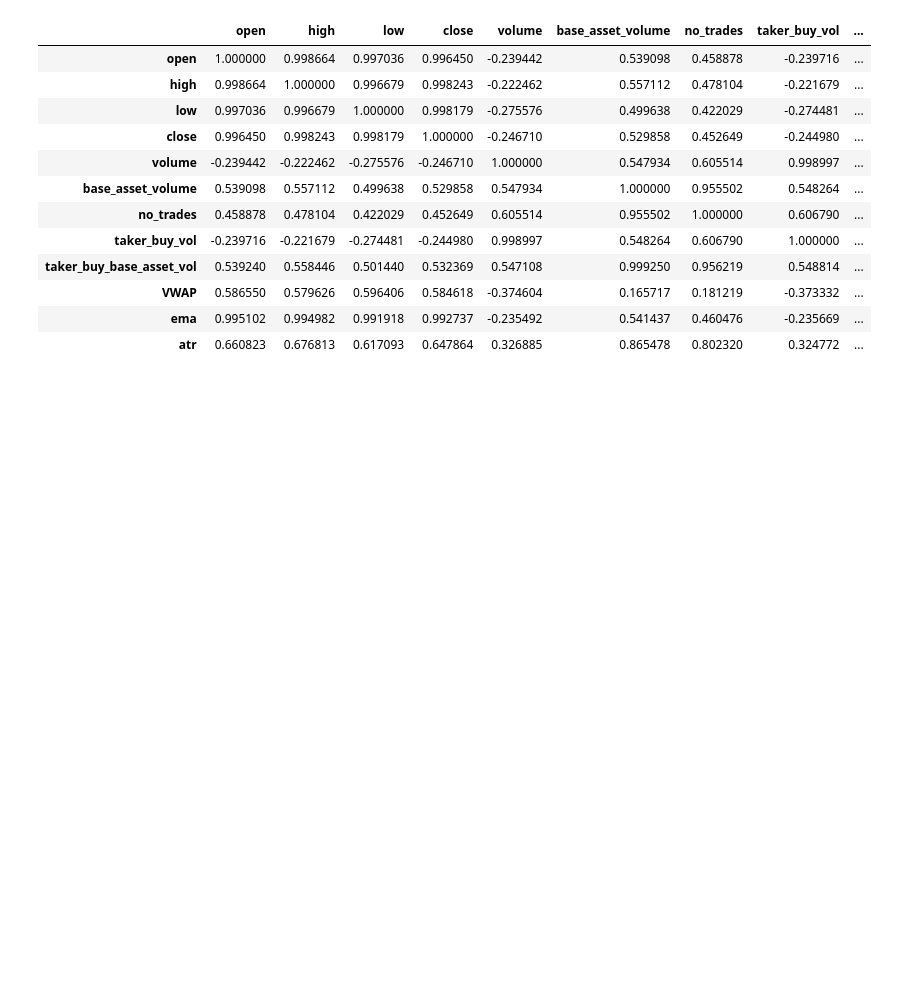
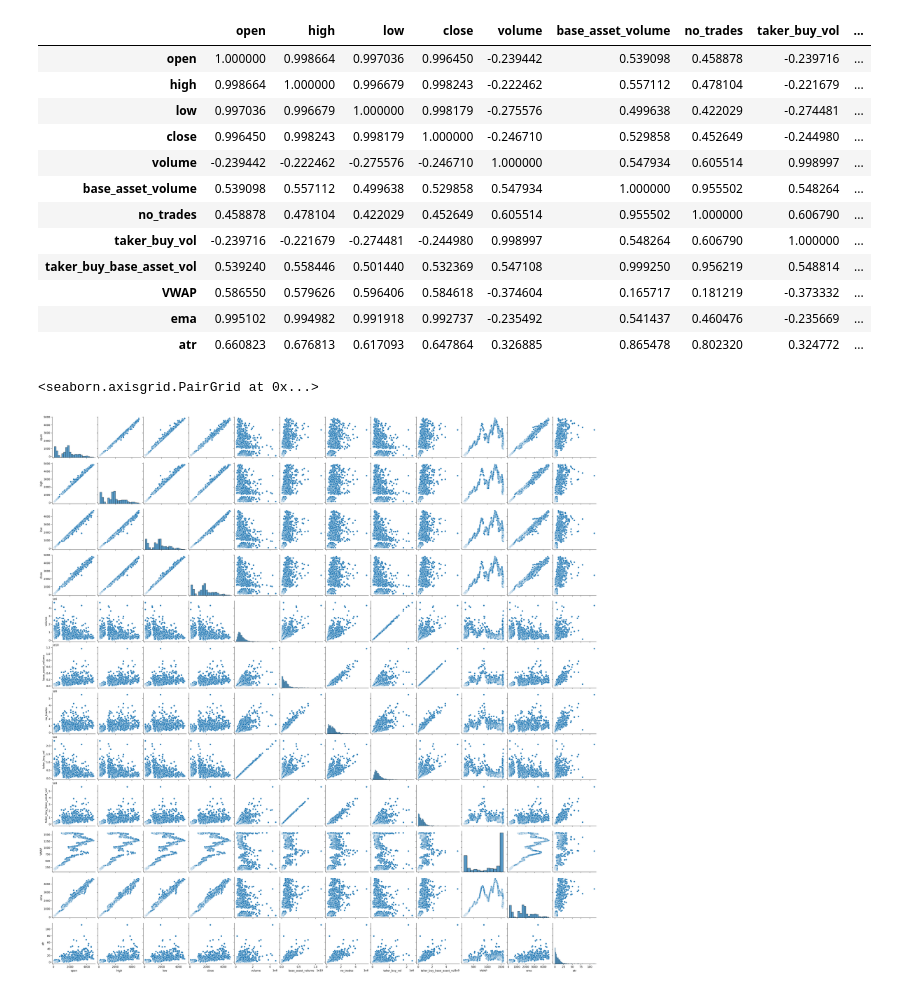
Before and after one commit to txuglassop/crypto_xgb, a Jupyter notebook: notebooks/eda.ipynb, the cells around one changed output. Cells and saved outputs as stored; diff of their text form; code cells hidden in the pictures; blank space fills up the shorter version.

```diff
--- a/notebooks/eda.ipynb
+++ b/notebooks/eda.ipynb
@@ -115,0 +52,7 @@ None
+# %%
+df = add_vwap(df)
+df = add_atr(df)
+df = add_ema(df)
+
+df = df.dropna()
+df.head()
@@ -187,3 +136,10 @@ corr.style.background_gradient(cmap='coolwarm')
 | VWAP | 0.586550 | 0.579626 | 0.596406 | 0.584618 | -0.374604 | 0.165717 | 0.181219 | -0.373332 | ... |
 | ema | 0.995102 | 0.994982 | 0.991918 | 0.992737 | -0.235492 | 0.541437 | 0.460476 | -0.235669 | ... |
 | atr | 0.660823 | 0.676813 | 0.617093 | 0.647864 | 0.326885 | 0.865478 | 0.802320 | 0.324772 | ... |
+# %%
+# pair plots
+sns.pairplot(df.loc[:, df.columns != 'data='])
+plt.show()
+# %% [output]
+<seaborn.axisgrid.PairGrid at 0x...>
+[figure, added]
```
Also changed, not shown: parts of 5 cells of this notebook, 4 other files.
